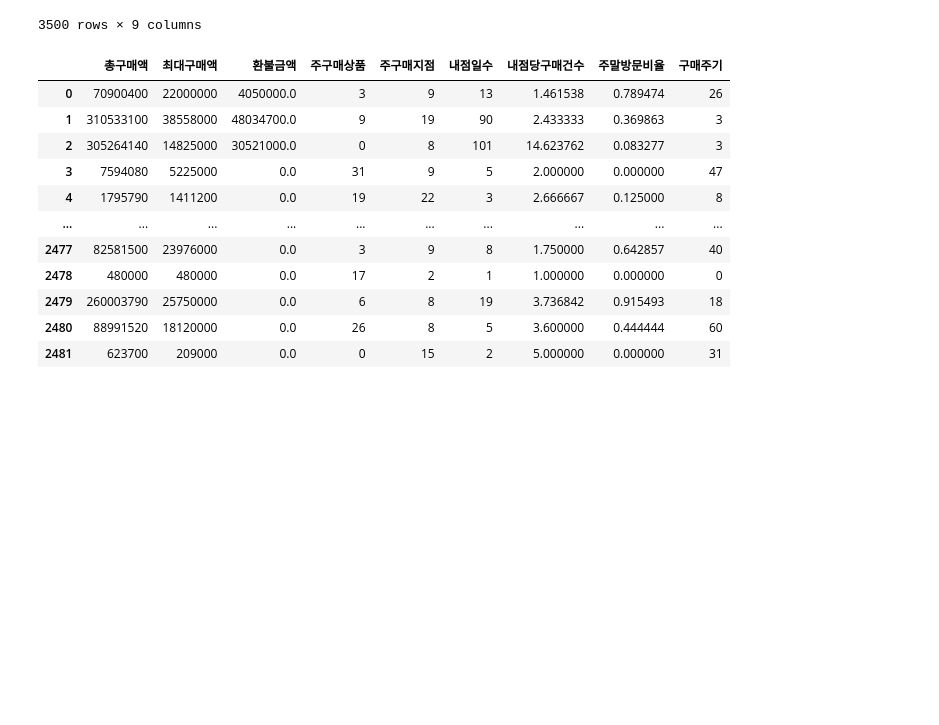
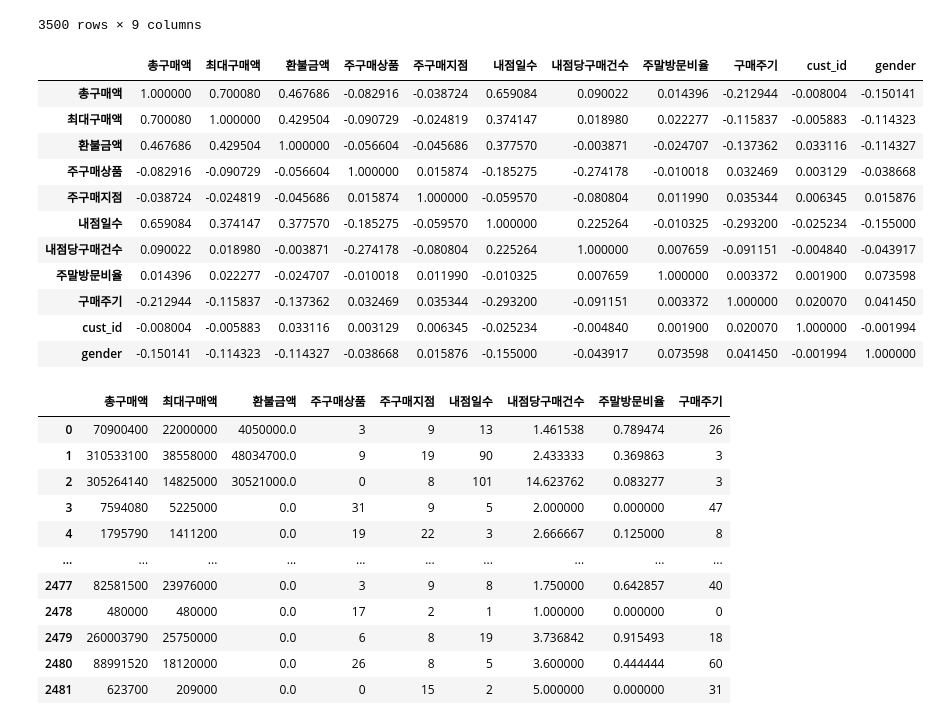
Before and after one commit to junheeyoon/-Study, a Jupyter notebook: 빅데이터분석기사_2유형_연습.ipynb, the cells around one changed output. Cells and saved outputs as stored; diff of their text form; code cells hidden in the pictures; blank space fills up the shorter version.

```diff
--- a/빅데이터분석기사_2유형_연습.ipynb
+++ b/빅데이터분석기사_2유형_연습.ipynb
@@ -186,6 +186,21 @@ X_train
 | 3498 | 1875000 | 1000000 | 0.0 | 41 | 8 | 2 | 1.000000 | 0.000000 | 39 |
 | 3499 | 263101550 | 34632000 | 5973000.0 | 5 | 8 | 38 | 2.421053 | 0.467391 | 8 |
 3500 rows × 9 columns
+# %%
+pd.concat([X_train, y_train], axis=1).corr()
+# %% [output]
+|  | 총구매액 | 최대구매액 | 환불금액 | 주구매상품 | 주구매지점 | 내점일수 | 내점당구매건수 | 주말방문비율 | 구매주기 | cust_id | gender |
+| 총구매액 | 1.000000 | 0.700080 | 0.467686 | -0.082916 | -0.038724 | 0.659084 | 0.090022 | 0.014396 | -0.212944 | -0.008004 | -0.150141 |
+| 최대구매액 | 0.700080 | 1.000000 | 0.429504 | -0.090729 | -0.024819 | 0.374147 | 0.018980 | 0.022277 | -0.115837 | -0.005883 | -0.114323 |
+| 환불금액 | 0.467686 | 0.429504 | 1.000000 | -0.056604 | -0.045686 | 0.377570 | -0.003871 | -0.024707 | -0.137362 | 0.033116 | -0.114327 |
+| 주구매상품 | -0.082916 | -0.090729 | -0.056604 | 1.000000 | 0.015874 | -0.185275 | -0.274178 | -0.010018 | 0.032469 | 0.003129 | -0.038668 |
+| 주구매지점 | -0.038724 | -0.024819 | -0.045686 | 0.015874 | 1.000000 | -0.059570 | -0.080804 | 0.011990 | 0.035344 | 0.006345 | 0.015876 |
+| 내점일수 | 0.659084 | 0.374147 | 0.377570 | -0.185275 | -0.059570 | 1.000000 | 0.225264 | -0.010325 | -0.293200 | -0.025234 | -0.155000 |
+| 내점당구매건수 | 0.090022 | 0.018980 | -0.003871 | -0.274178 | -0.080804 | 0.225264 | 1.000000 | 0.007659 | -0.091151 | -0.004840 | -0.043917 |
+| 주말방문비율 | 0.014396 | 0.022277 | -0.024707 | -0.010018 | 0.011990 | -0.010325 | 0.007659 | 1.000000 | 0.003372 | 0.001900 | 0.073598 |
+| 구매주기 | -0.212944 | -0.115837 | -0.137362 | 0.032469 | 0.035344 | -0.293200 | -0.091151 | 0.003372 | 1.000000 | 0.020070 | 0.041450 |
+| cust_id | -0.008004 | -0.005883 | 0.033116 | 0.003129 | 0.006345 | -0.025234 | -0.004840 | 0.001900 | 0.020070 | 1.000000 | -0.001994 |
+| gender | -0.150141 | -0.114323 | -0.114327 | -0.038668 | 0.015876 | -0.155000 | -0.043917 | 0.073598 | 0.041450 | -0.001994 | 1.000000 |
 # %%
 X_test
 # %% [output]
```
Also changed, not shown: parts of 12 cells of this notebook.
